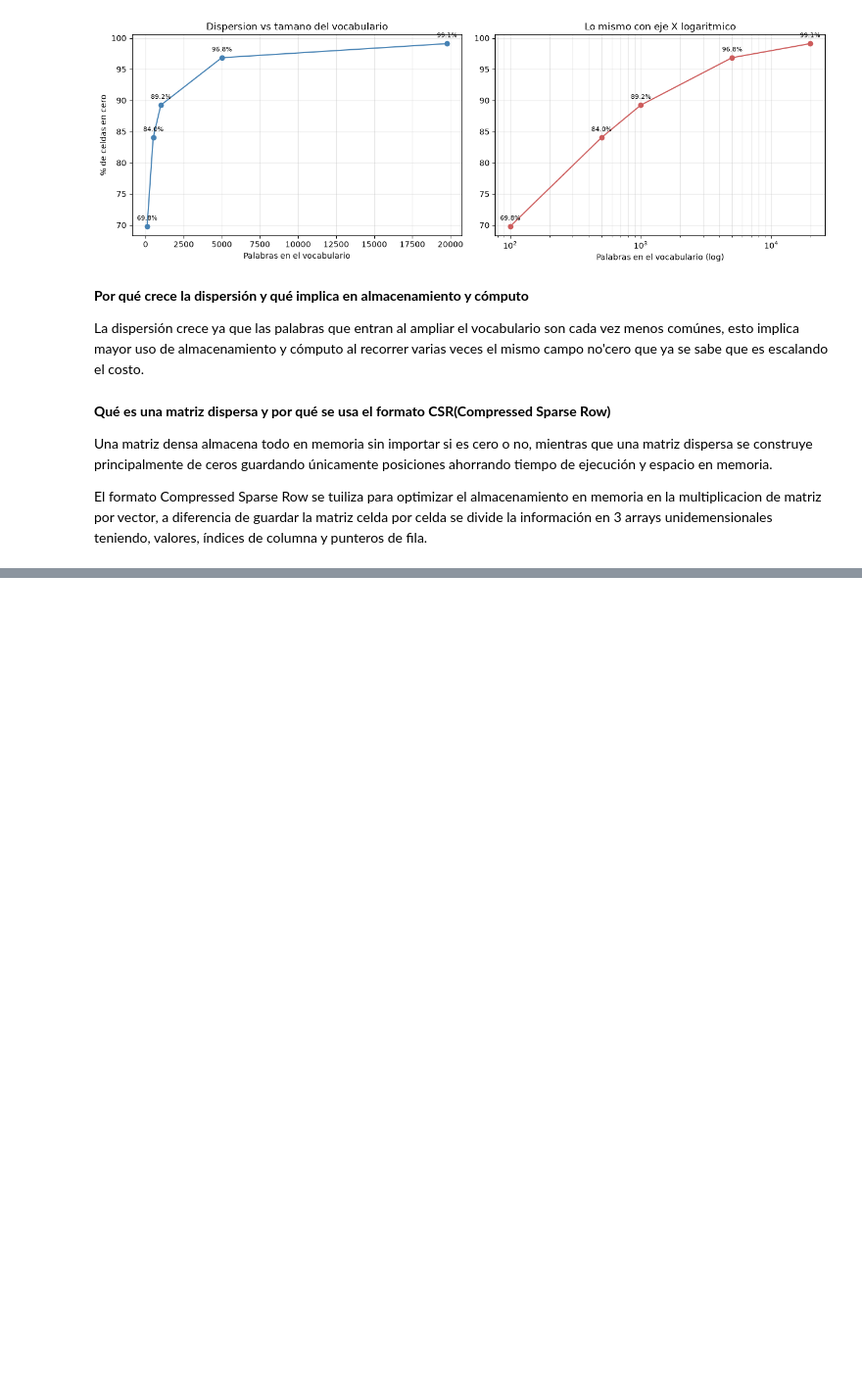
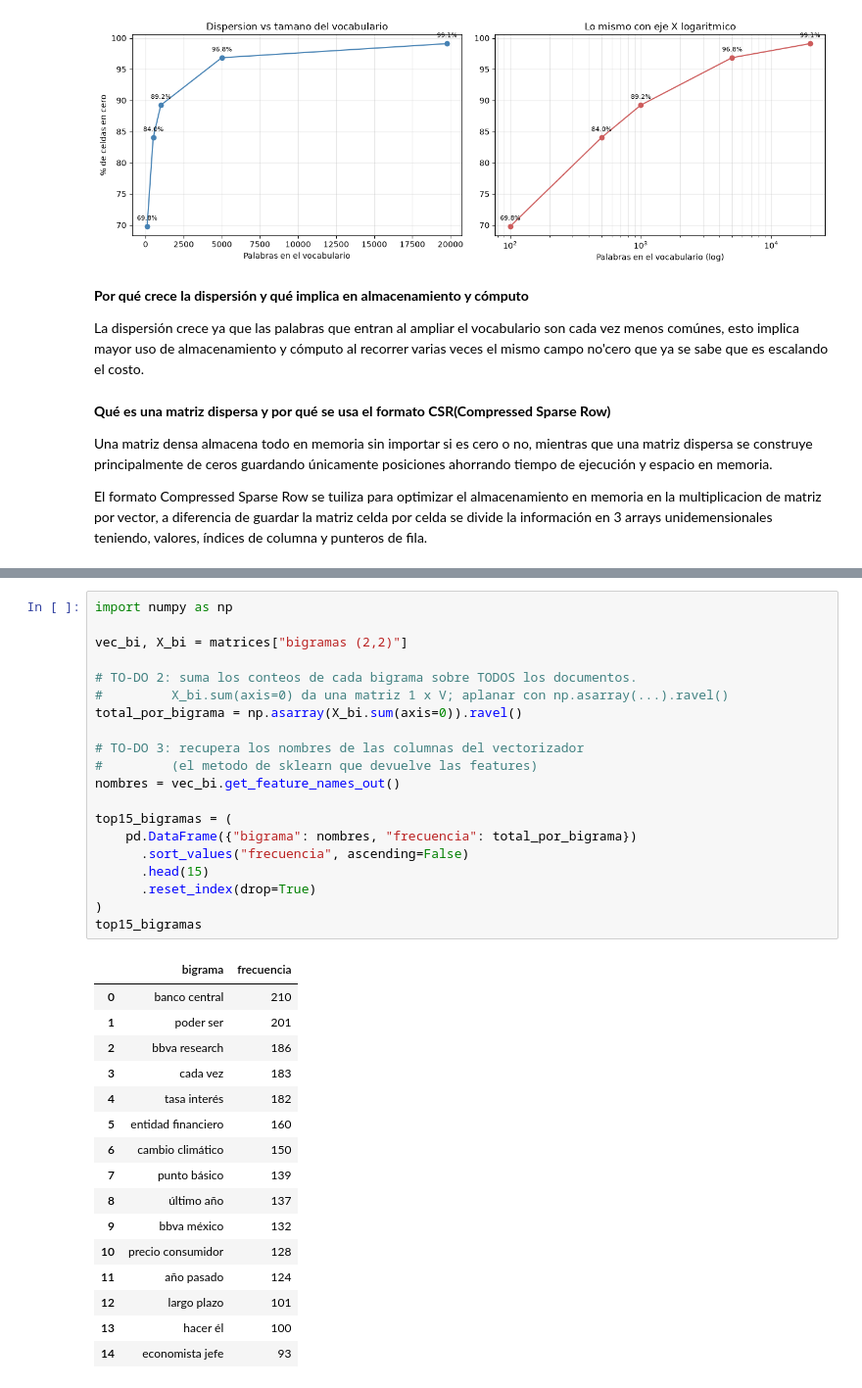
Before and after one commit to George11Albadr/Natural_Language_Processing, a Jupyter notebook: Lab#1/Laboratorio1_Preparacion_Corpus_EDA.ipynb, the cells around one changed output, grey strips where cells are left out. Shown at 98% size. Cells and saved outputs as stored; diff of their text form; blank space fills up the shorter version.

```diff
--- a/Lab#1/Laboratorio1_Preparacion_Corpus_EDA.ipynb
+++ b/Lab#1/Laboratorio1_Preparacion_Corpus_EDA.ipynb
@@ -838,0 +884,37 @@ El formato Compressed Sparse Row se tuiliza para optimizar el almacenamiento en
+# %%
+import numpy as np
+
+vec_bi, X_bi = matrices["bigramas (2,2)"]
+
+# TO-DO 2: suma los conteos de cada bigrama sobre TODOS los documentos.
+#         X_bi.sum(axis=0) da una matriz 1 x V; aplanar con np.asarray(...).ravel()
+total_por_bigrama = np.asarray(X_bi.sum(axis=0)).ravel()
+
+# TO-DO 3: recupera los nombres de las columnas del vectorizador
+#         (el metodo de sklearn que devuelve las features)
+nombres = vec_bi.get_feature_names_out()
+
+top15_bigramas = (
+    pd.DataFrame({"bigrama": nombres, "frecuencia": total_por_bigrama})
+      .sort_values("frecuencia", ascending=False)
+      .head(15)
+      .reset_index(drop=True)
+)
+top15_bigramas
+# %% [output]
+|  | bigrama | frecuencia |
+| 0 | banco central | 210 |
+| 1 | poder ser | 201 |
+| 2 | bbva research | 186 |
+| 3 | cada vez | 183 |
+| 4 | tasa interés | 182 |
+| 5 | entidad financiero | 160 |
+| 6 | cambio climático | 150 |
+| 7 | punto básico | 139 |
+| 8 | último año | 137 |
+| 9 | bbva méxico | 132 |
+| 10 | precio consumidor | 128 |
+| 11 | año pasado | 124 |
+| 12 | largo plazo | 101 |
+| 13 | hacer él | 100 |
+| 14 | economista jefe | 93 |
```
Also changed, not shown: parts of 19 cells of this notebook.
